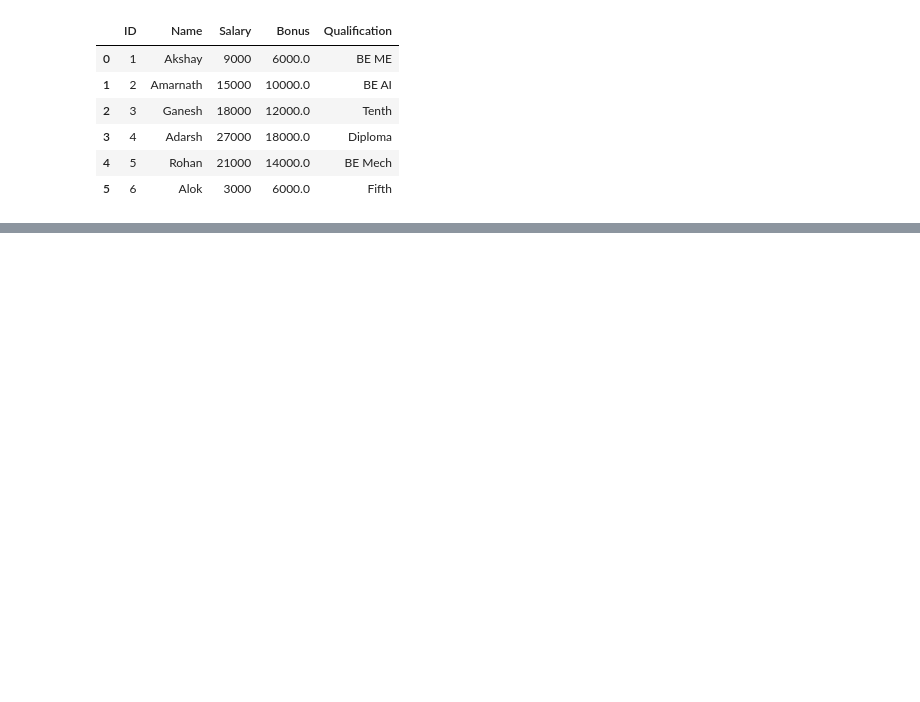
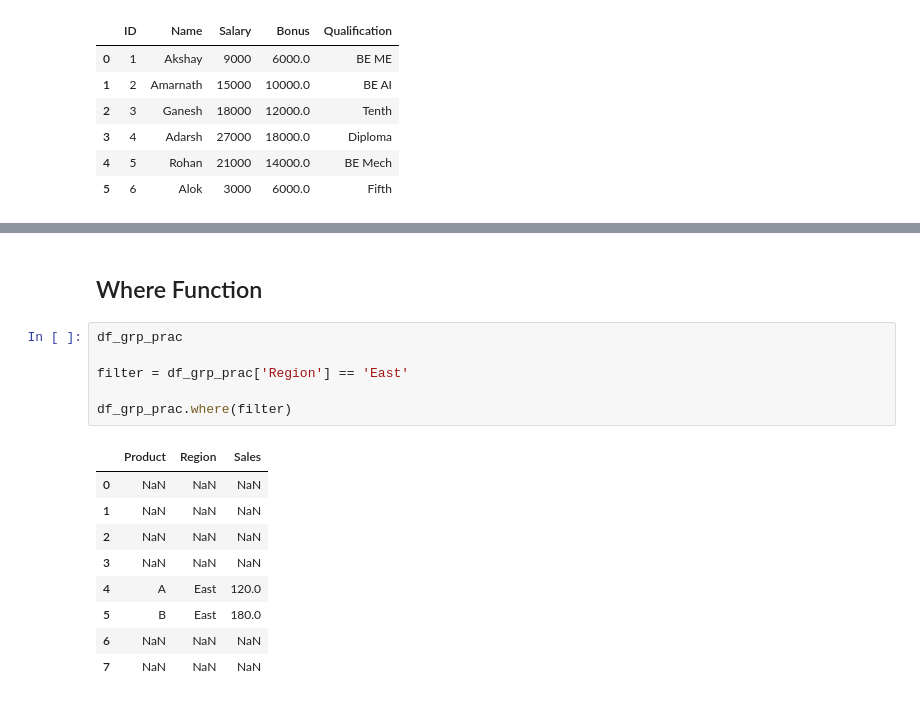
Before and after one commit to AkshayABK/Pandas-Notebook-Practice, a Jupyter notebook: Introduction to Pandas.ipynb, the cells around one changed output, grey strips where cells are left out. Saved outputs shown, nothing was run; the diff lists cells and outputs as text; blank space fills up the shorter version.

```diff
--- a/Introduction to Pandas.ipynb
+++ b/Introduction to Pandas.ipynb
@@ -552,0 +629,18 @@ df_general
+# %% [markdown]
+## Where Function
+# %%
+df_grp_prac
+
+filter = df_grp_prac['Region'] == 'East'
+
+df_grp_prac.where(filter)
+# %% [output]
+|  | Product | Region | Sales |
+| 0 | NaN | NaN | NaN |
+| 1 | NaN | NaN | NaN |
+| 2 | NaN | NaN | NaN |
+| 3 | NaN | NaN | NaN |
+| 4 | A | East | 120.0 |
+| 5 | B | East | 180.0 |
+| 6 | NaN | NaN | NaN |
+| 7 | NaN | NaN | NaN |
```
Also changed, not shown: parts of 18 cells of this notebook.
